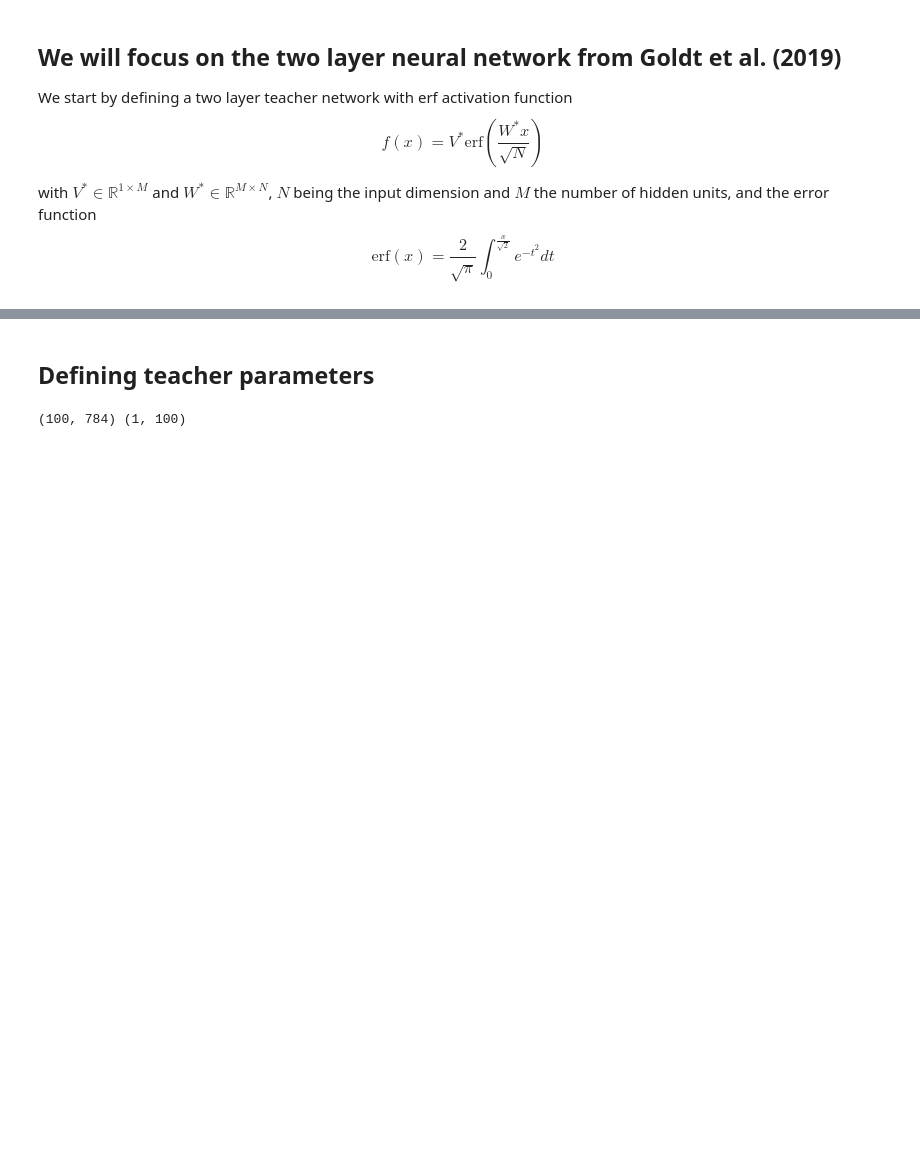
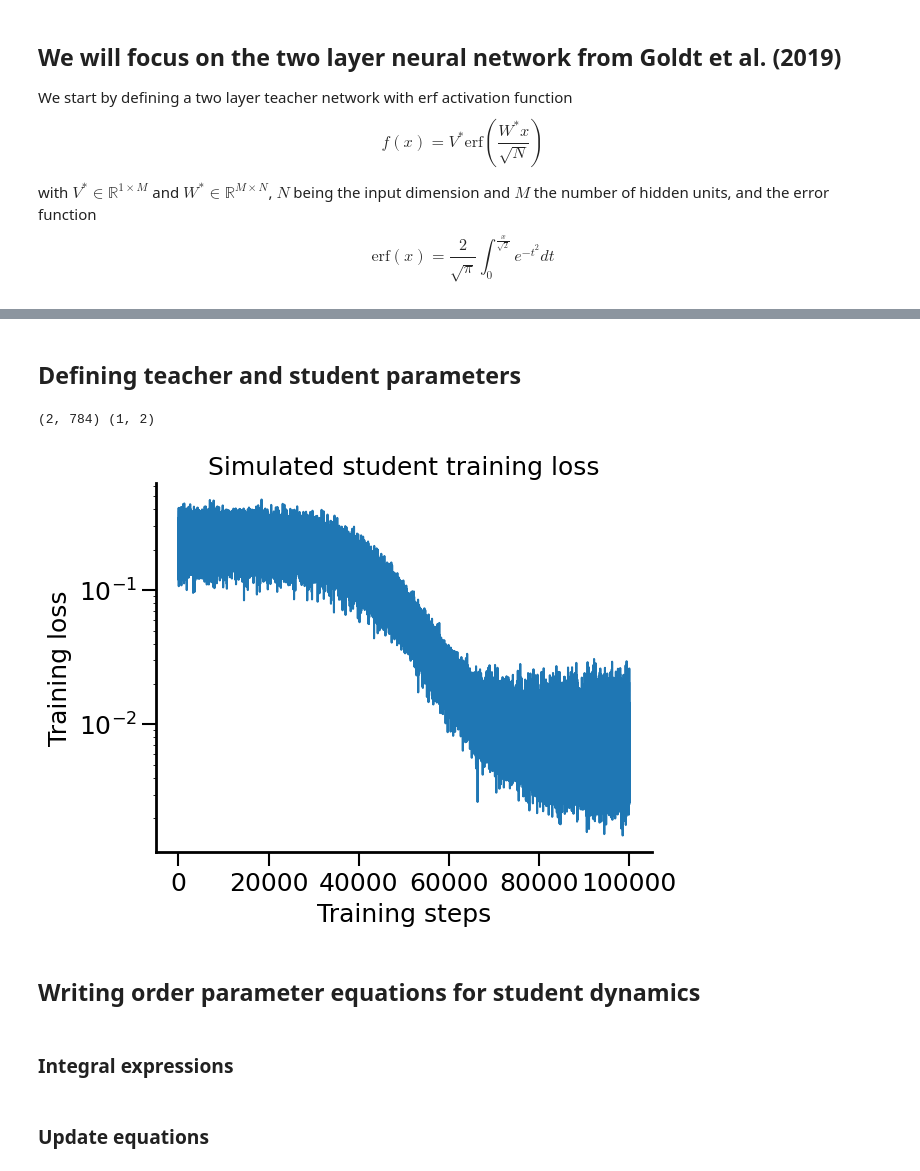
Before and after one commit to rodrigcd/saxe_lab_tutorial_2024, a Jupyter notebook: full_tutorial.ipynb, the cells around one changed output, grey strips where cells are left out. Drawn from its saved outputs; the diff is of its cells as text; code cells hidden in the pictures; blank space fills up the shorter version.

```diff
--- a/full_tutorial.ipynb
+++ b/full_tutorial.ipynb
@@ -34,7 +36,7 @@ plt.show()
 # %%
 @jit
 def erf_net_predict(W2, W1, x, input_dim):
-    linear_hidden = jnp.dot(W1, x)/jnp.sqrt(input_dim)
+    linear_hidden = (W1 @ x)/jnp.sqrt(input_dim)
     hidden_layer = error_function(linear_hidden)
     output = jnp.dot(W2, hidden_layer)
     return output
@@ -55,8 +57,8 @@ def erf_net_loss(W2, W1, x, y, input_dim):
 
 @jit
 def erf_net_update(W2, W1, x, y, lr, input_dim):
-    loss = mse_loss(W2, W1, x, y, input_dim)
-    grads = grad(mse_loss, argnums=(0, 1))(W2, W1, x, y, input_dim)
+    loss = erf_net_loss(W2, W1, x, y, input_dim)
+    grads = grad(erf_net_loss, argnums=(0, 1))(W2, W1, x, y, input_dim)
     W2_update = - lr * grads[0]/input_dim
     W1_update = - lr * grads[1]
     W2_next = W2 + W2_update
@@ -70,6 +72,7 @@ class ErfTwoLayerNet(object):
         self.W2 = V
         self.lr = learning_rate
         self.init_weight_scale = weight_scale
+        self.input_dim = W.shape[1]
 
     def predict(self, x):
         return erf_net_predict(self.W2, self.W1, x, self.input_dim)
@@ -81,19 +84,49 @@ class ErfTwoLayerNet(object):
         return mse_loss(self.W2, self.W1, x, y, self.input_dim)
 
     def update(self, x, y):
-        self.W1, self.W2, self.last_W2_update, self.last_W1_update, loss = ErfTwoLayerNet.erf_net_loss(self.W2, self.W1, x, y, self.lr, self.input_dim)
+        self.W2, self.W1, self.last_W2_update, self.last_W1_update, loss = erf_net_update(self.W2, self.W1, x, y, self.lr, self.input_dim)
         return loss
 # %% [markdown]
-## Defining teacher parameters
+## Defining teacher and student parameters
 # %%
 input_dim = 784
-hidden_dim = 100
+teacher_hidden_dim = 2  # M
+student_hidden_dim = 4
 output_dim = 1
-initial_weight_scale = 1e-5
+teacher_weight_scale = 1.0
+student_weight_scale = 0.05
+batch_size = 32
+learning_rate = 0.1
 
-W_teacher = np.random.normal(0, initial_weight_scale, (hidden_dim, input_dim))
-V_teacher = np.random.normal(0, initial_weight_scale, (output_dim, hidden_dim))
+W_teacher = np.random.normal(0, teacher_weight_scale, (teacher_hidden_dim, input_dim))
+V_teacher = np.random.normal(0, teacher_weight_scale, (output_dim, teacher_hidden_dim))
+
+init_W_student = np.random.normal(0, student_weight_scale, (student_hidden_dim, input_dim))
+init_V_student = np.random.normal(0, student_weight_scale, (output_dim, student_hidden_dim))
+
 
 print(W_teacher.shape, V_teacher.shape)
 # %% [output]
-(100, 784) (1, 100)
+(2, 784) (1, 2)
+# %%
+teacher_net = ErfTwoLayerNet(W_teacher, V_teacher)
+student_net = ErfTwoLayerNet(init_W_student, init_V_student, learning_rate=learning_rate)
+# %%
+sim_training_loss = []
+training_steps = 100000
+for step in tqdm(range(training_steps)):
+    x = np.random.normal(0, 1, (batch_size, input_dim))
+    y = teacher_net.batch_predict(x)
+    loss = student_net.update(x, y)
+    sim_training_loss.append(loss)
+# %%
+plt.plot(sim_training_loss)
+plt.xlabel('Training steps')
+plt.ylabel('Training loss')
+plt.title("Simulated student training loss")
+plt.yscale('log')
+plt.show()
+# %% [output]
+[figure, added]
+# %% [markdown]
+## Writing order parameter equations for student dynamics
@@ -99,0 +140,2 @@ print(W_teacher.shape, V_teacher.shape)
+# %% [markdown]
+### Integral expressions
@@ -99,0 +226,2 @@ print(W_teacher.shape, V_teacher.shape)
+# %% [markdown]
+### Update equations
```
Also changed, not shown: parts of 9 cells of this notebook, 1 other file.
